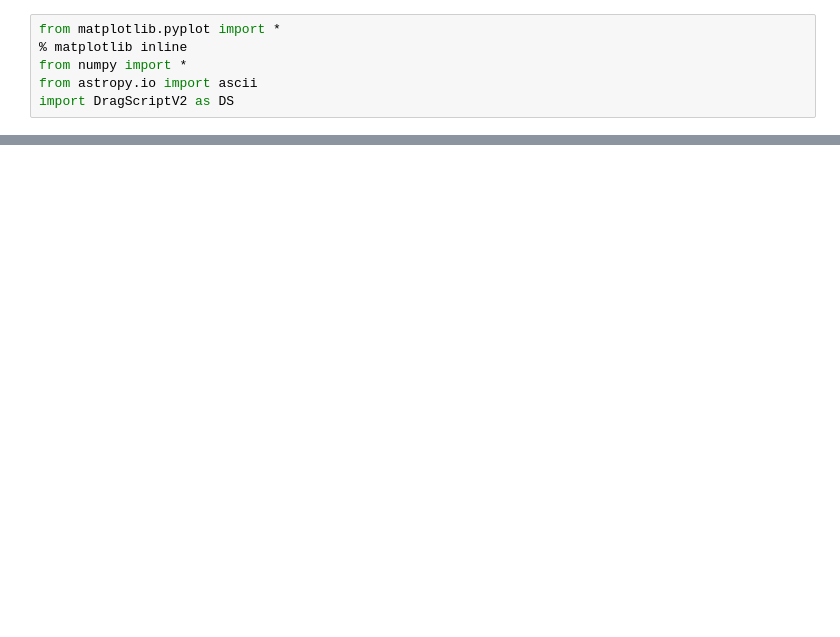
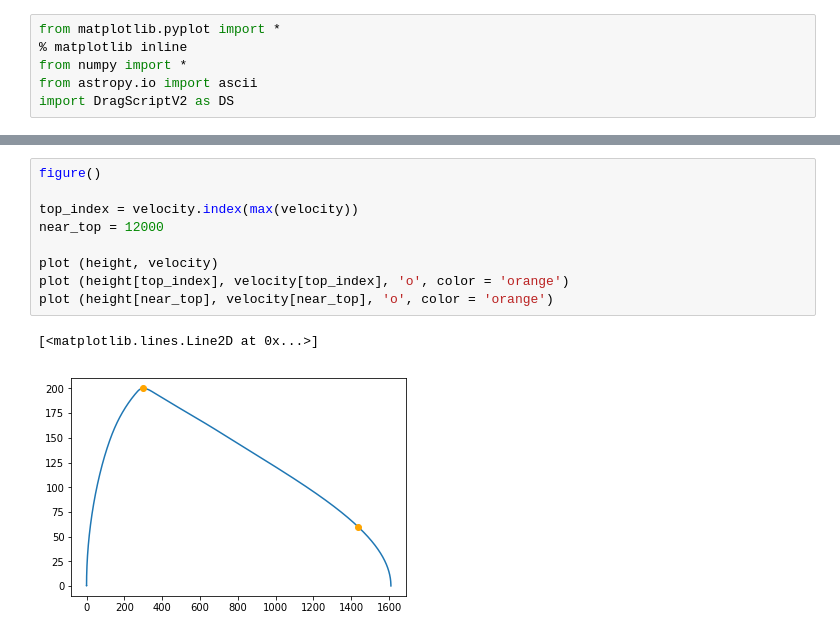
Before and after one commit to UCSC-Rocket-Club/Modeling, a Jupyter notebook: DragScript 2.0/Modelling Nominal Trajectories v2.ipynb, the cells around one changed output, grey strips where cells are left out. Saved outputs shown, nothing was run; the diff lists cells and outputs as text; blank space fills up the shorter version.

```diff
--- a/DragScript 2.0/Modelling Nominal Trajectories v2.ipynb
+++ b/DragScript 2.0/Modelling Nominal Trajectories v2.ipynb
@@ -48,0 +49,12 @@ MECO at 203.39 m/s
+# %%
+figure()
+
+top_index = velocity.index(max(velocity))
+near_top = 12000
+
+plot (height, velocity)
+plot (height[top_index], velocity[top_index], 'o', color = 'orange')
+plot (height[near_top], velocity[near_top], 'o', color = 'orange')
+# %% [output]
+[<matplotlib.lines.Line2D at 0x...>]
+[figure, added]
```
Also changed, not shown: parts of 8 cells of this notebook, 52 other files.
